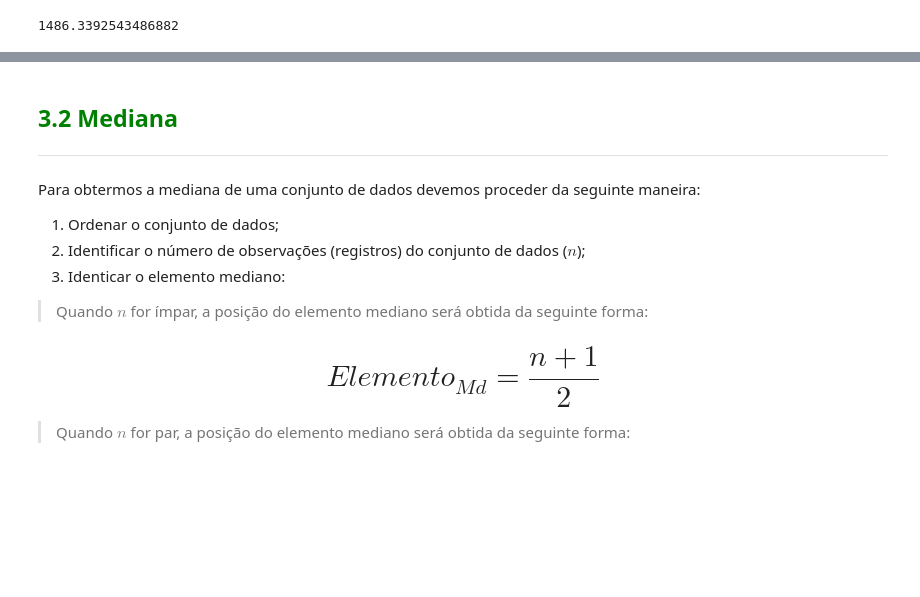
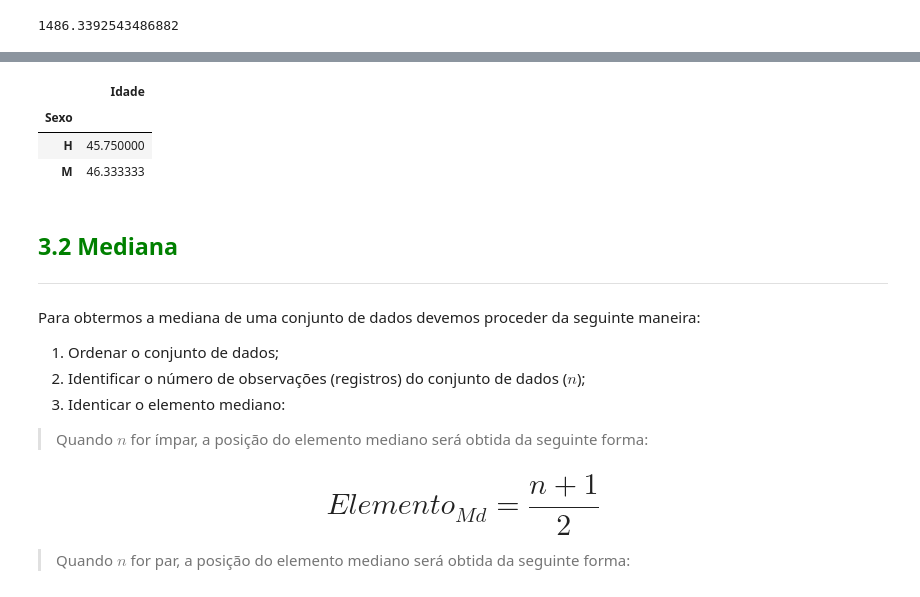
Before and after one commit to heber-augusto/course-stats-with-python, a Jupyter notebook: stats_with_python.ipynb, the cells around one changed output, grey strips where cells are left out. Drawn from its saved outputs; the diff is of its cells as text; code cells hidden in the pictures; blank space fills up the shorter version.

Commit message:
[i] added mean, median and mode

```diff
--- a/stats_with_python.ipynb
+++ b/stats_with_python.ipynb
@@ -640,4 +642,16 @@ Sexo
 Name: Renda, dtype: float64
+# %%
+dataset = pd.DataFrame({
+    'Sexo': ['H', 'M', 'M', 'M', 'M', 'H', 'H', 'H', 'M', 'M'],
+    'Idade': [53, 72, 54, 27, 30, 40, 58, 32, 44, 51]
+})
+# %%
+dataset.groupby(['Sexo']).mean()
+# %% [output]
+|  | Idade |
+| Sexo |  |
+| H | 45.750000 |
+| M | 46.333333 |
 # %% [markdown]
 ## <font color=green>3.2 Mediana</font>
 ***
```
Also changed, not shown: parts of 22 cells of this notebook.
